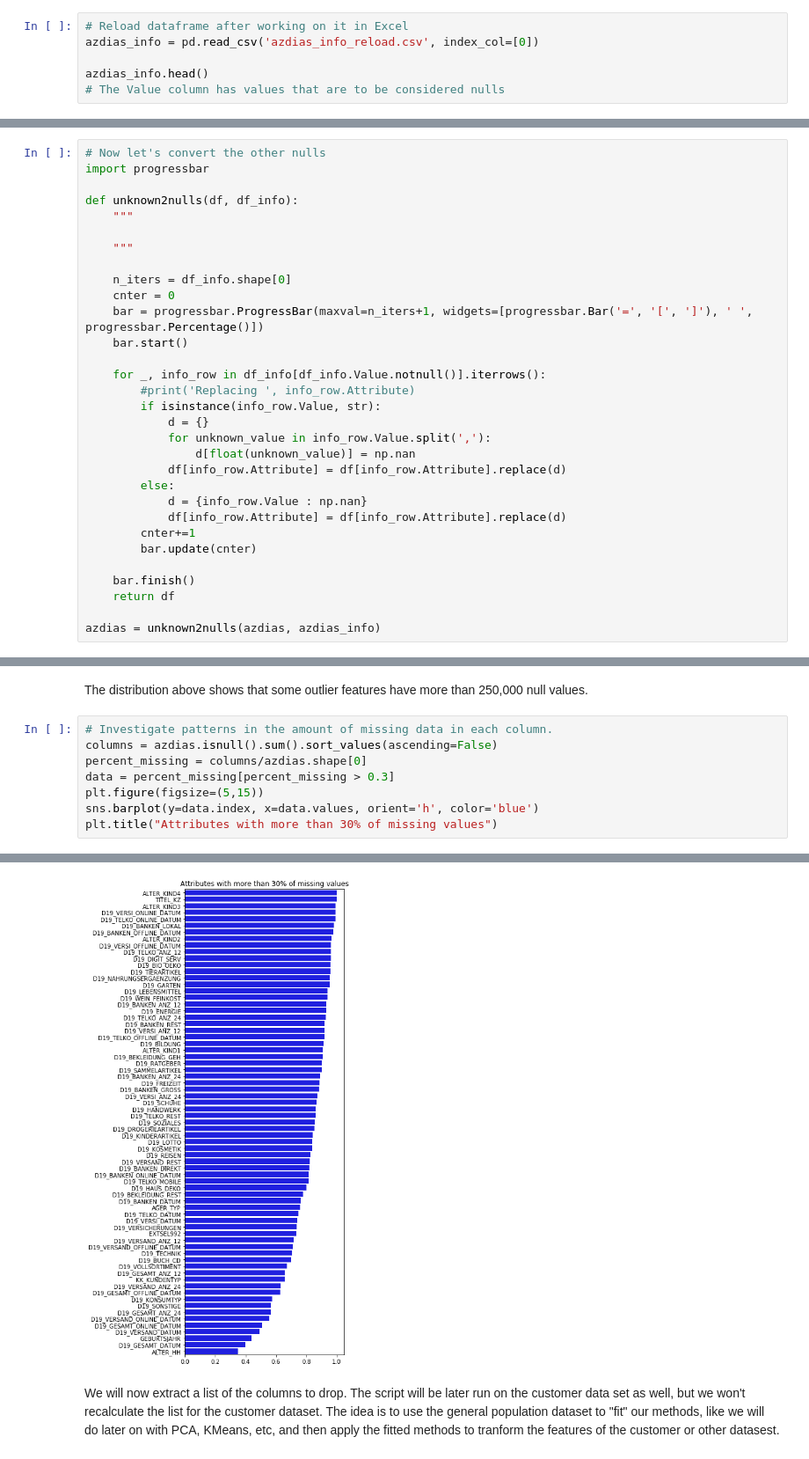
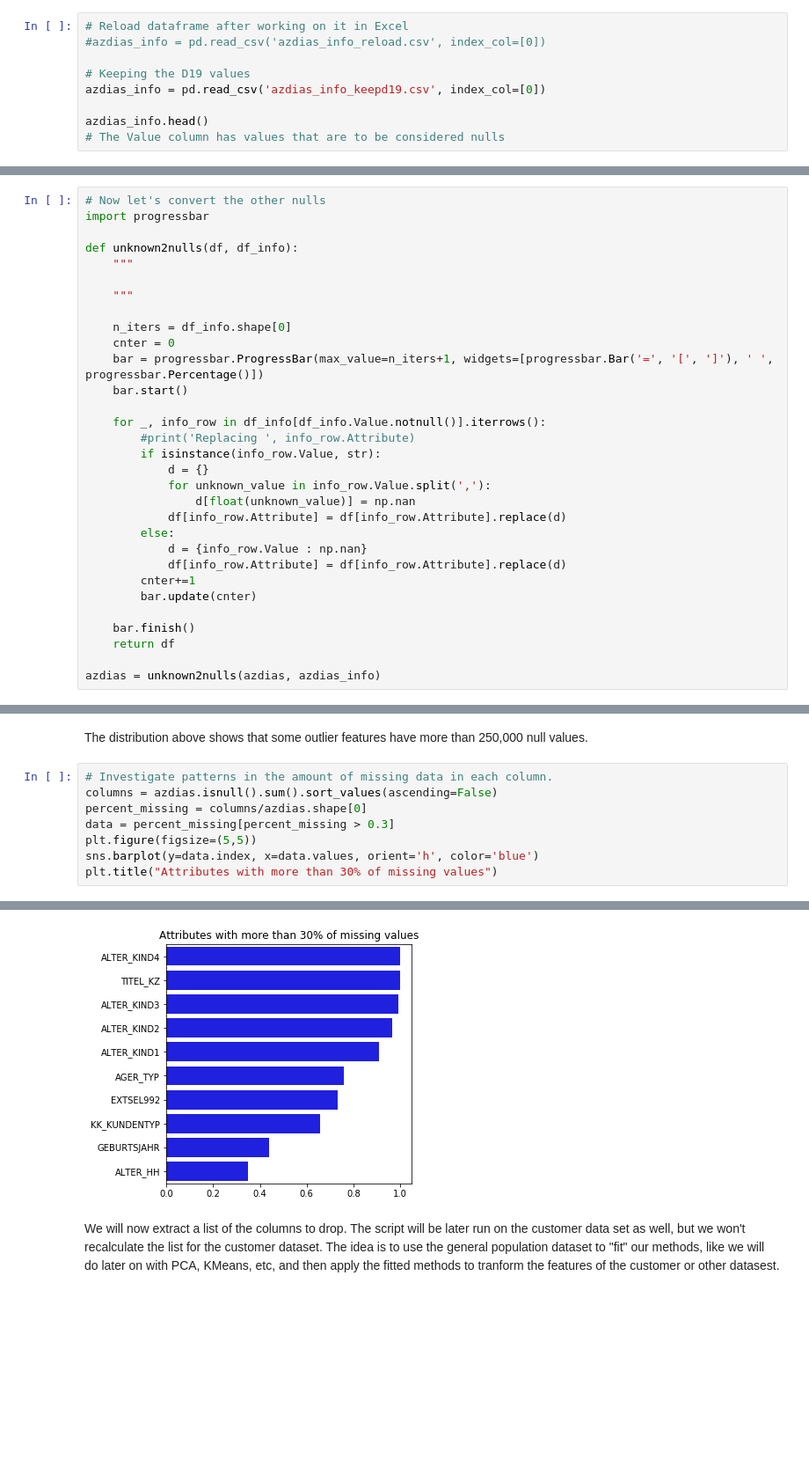
Before and after one commit to santamm/Customer-Segmentation, a Jupyter notebook: Arvato Project Workbook.ipynb, the cells around one changed output, grey strips where cells are left out. Shown at 88% size. Drawn from its saved outputs; the diff is of its cells as text; blank space fills up the shorter version.

```diff
--- a/Arvato Project Workbook.ipynb
+++ b/Arvato Project Workbook.ipynb
@@ -170,7 +170,10 @@ azdias_info['Type'] = 'Ordinal'
 azdias_info.to_csv('azdias_info.csv')
 # %%
 # Reload dataframe after working on it in Excel
-azdias_info = pd.read_csv('azdias_info_reload.csv', index_col=[0])
+#azdias_info = pd.read_csv('azdias_info_reload.csv', index_col=[0])
+
+# Keeping the D19 values
+azdias_info = pd.read_csv('azdias_info_keepd19.csv', index_col=[0])
 
 azdias_info.head()
 # The Value column has values that are to be considered nulls
@@ -308,7 +311,7 @@ def unknown2nulls(df, df_info):
 
     n_iters = df_info.shape[0]
     cnter = 0
-    bar = progressbar.ProgressBar(maxval=n_iters+1, widgets=[progressbar.Bar('=', '[', ']'), ' ', progressbar.Percentage()])
+    bar = progressbar.ProgressBar(max_value=n_iters+1, widgets=[progressbar.Bar('=', '[', ']'), ' ', progressbar.Percentage()])
     bar.start()
 
     for _, info_row in df_info[df_info.Value.notnull()].iterrows():
@@ -351,14 +354,14 @@ The distribution above shows that some outlier features have more than 250,000 n
 # %%
 # Investigate patterns in the amount of missing data in each column.
 columns = azdias.isnull().sum().sort_values(ascending=False)
 percent_missing = columns/azdias.shape[0]
 data = percent_missing[percent_missing > 0.3]
-plt.figure(figsize=(5,15))
+plt.figure(figsize=(5,5))
 sns.barplot(y=data.index, x=data.values, orient='h', color='blue')
 plt.title("Attributes with more than 30% of missing values")
 # %% [output]
 Text(0.5,1,'Attributes with more than 30% of missing values')
-[figure, old version]
+[figure, new version]
 # %% [markdown]
 We will now extract a list of the columns to drop. The script will be later run on the customer data set as well, but we won't recalculate the list for the customer dataset. The idea is to use the general population dataset to "fit" our methods, like we will do later on with PCA, KMeans, etc, and then apply the fitted methods to tranform the features of the customer or other datasest.
 # %%
```
Also changed, not shown: parts of 50 cells of this notebook.
